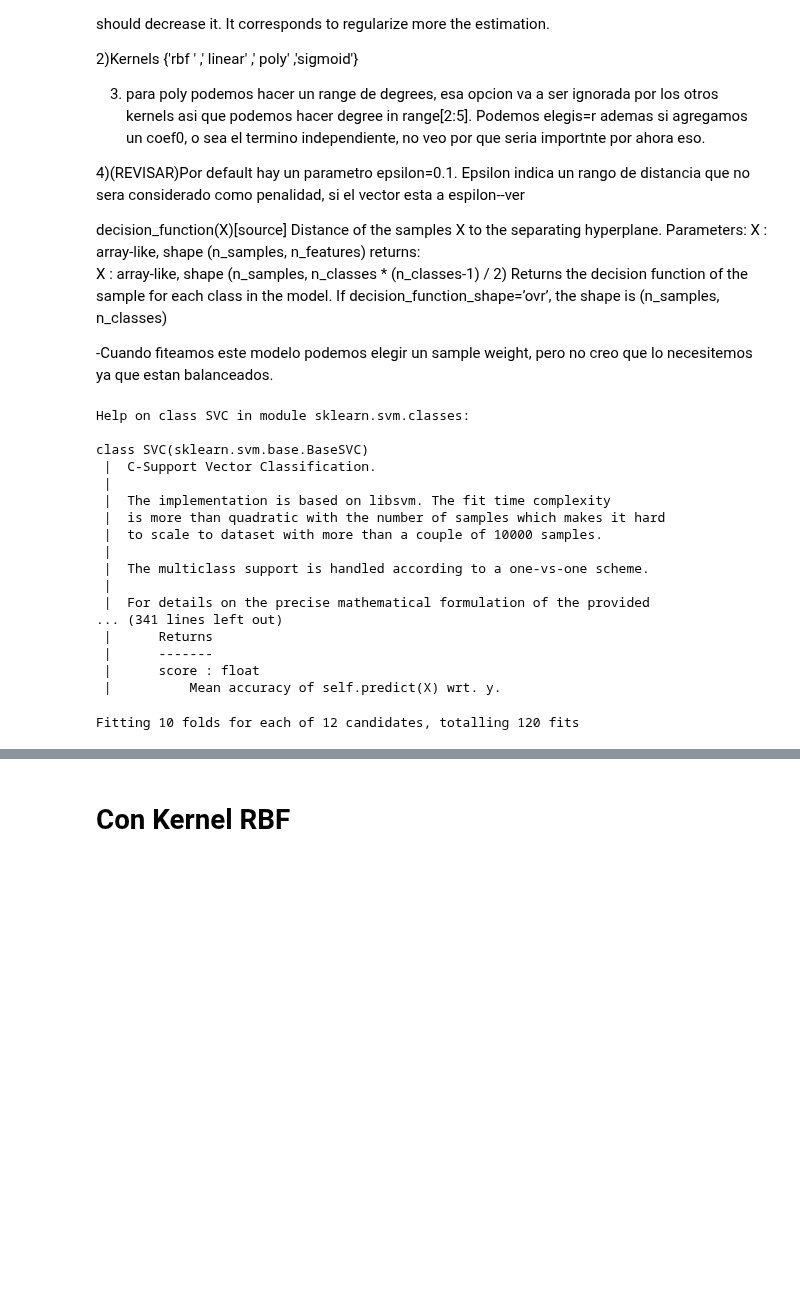
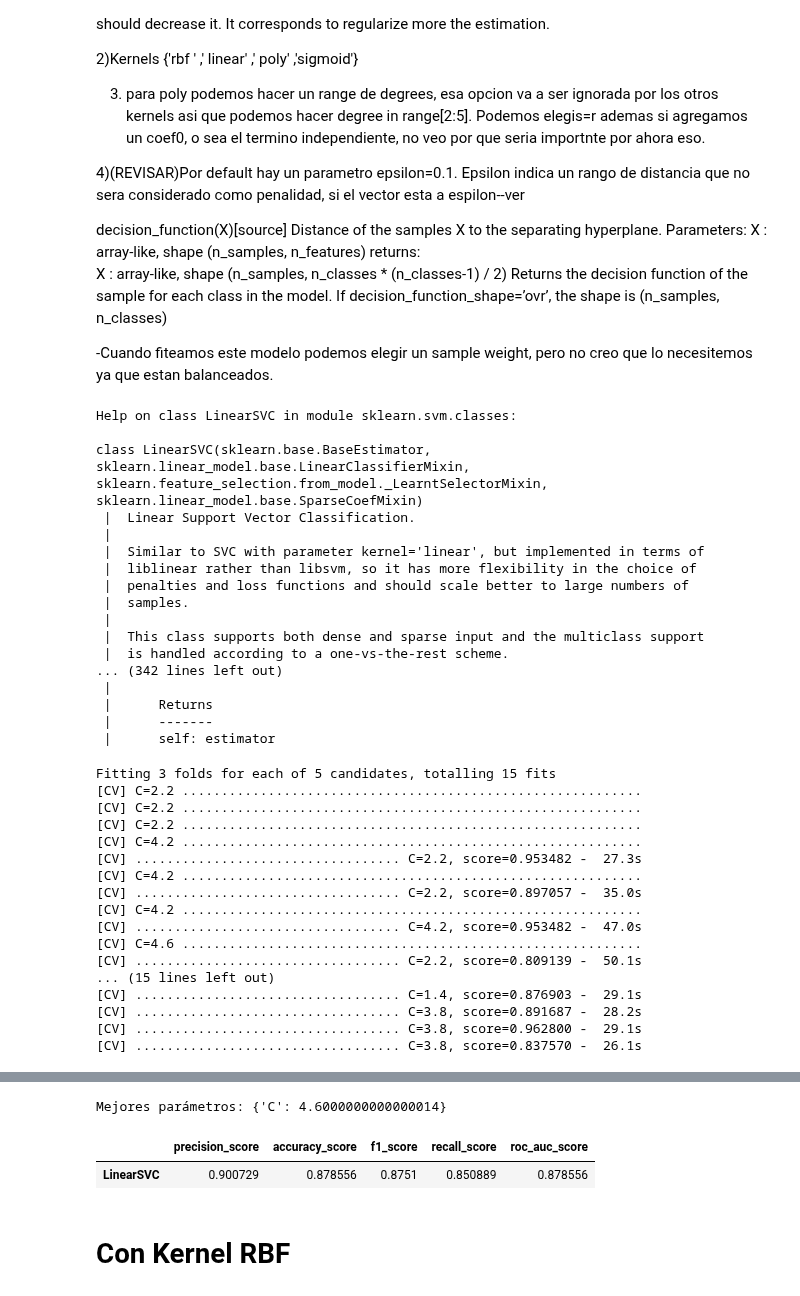
Before and after one commit to finiteautomata/tp-aa, a Jupyter notebook: notebooks/svm.ipynb, the cells around one changed output, grey strips where cells are left out. Cells and saved outputs as stored; diff of their text form; code cells hidden in the pictures; blank space fills up the shorter version.

```diff
--- a/notebooks/svm.ipynb
+++ b/notebooks/svm.ipynb
@@ -12,7 +12,7 @@ from sklearn.grid_search import RandomizedSearchCV
 from transformers import transformer
 from data_builder import load_test_data, load_dev_data, load_small_dev_data
 
-df, target = load_small_dev_data()
+df, target = load_dev_data()
 X = transformer.fit_transform(df)
 
 print(X.shape)
@@ -42,41 +42,41 @@ Returns the decision function of the sample for each class in the model. If deci
 # %%
 from sklearn.svm import SVC, LinearSVC
 
-help(SVC)
+help(LinearSVC)
 # %% [output]
-Help on class SVC in module sklearn.svm.classes:
+Help on class LinearSVC in module sklearn.svm.classes:
 
-class SVC(sklearn.svm.base.BaseSVC)
- |  C-Support Vector Classification.
+class LinearSVC(sklearn.base.BaseEstimator, sklearn.linear_model.base.LinearClassifierMixin, sklearn.feature_selection.from_model._LearntSelectorMixin, sklearn.linear_model.base.SparseCoefMixin)
+ |  Linear Support Vector Classification.
  |
- |  The implementation is based on libsvm. The fit time complexity
- |  is more than quadratic with the number of samples which makes it hard
- |  to scale to dataset with more than a couple of 10000 samples.
+ |  Similar to SVC with parameter kernel='linear', but implemented in terms of
+ |  liblinear rather than libsvm, so it has more flexibility in the choice of
+ |  penalties and loss functions and should scale better to large numbers of
+ |  samples.
  |
- |  The multiclass support is handled according to a one-vs-one scheme.
+ |  This class supports both dense and sparse input and the multiclass support
+ |  is handled according to a one-vs-the-rest scheme.
+... (342 lines left out)
  |
- |  For details on the precise mathematical formulation of the provided
-... (341 lines left out)
  |      Returns
  |      -------
- |      score : float
- |          Mean accuracy of self.predict(X) wrt. y.
+ |      self: estimator
 # %%
 from search import find_best_classifier
 from sklearn.grid_search import GridSearchCV
 
 options = {
-    'kernel': ['linear'],
     'C': np.arange(0.2, 5.0, 0.4),
 }
 
 search_options = {
-    'cv': 10,
+    'cv': 3,
     'scoring': 'roc_auc',
     'n_jobs': -1,
+    'n_iter': 5,
 }
 
-search = GridSearchCV(SVC(), options, verbose=1, **search_options)
+search = RandomizedSearchCV(LinearSVC(), options, verbose=3, **search_options)
 
 search.fit(X, target)
 
@@ -84,4 +84,20 @@ print("Mejores parámetros: {}".format(search.best_params_))
 
 get_scores(search.best_estimator_, transformer)
 # %% [output]
-Fitting 10 folds for each of 12 candidates, totalling 120 fits
+Fitting 3 folds for each of 5 candidates, totalling 15 fits
+[CV] C=2.2 ...........................................................
+[CV] C=2.2 ...........................................................
+[CV] C=2.2 ...........................................................
+[CV] C=4.2 ...........................................................
+[CV] .................................. C=2.2, score=0.953482 -  27.3s
+[CV] C=4.2 ...........................................................
+[CV] .................................. C=2.2, score=0.897057 -  35.0s
+[CV] C=4.2 ...........................................................
+[CV] .................................. C=4.2, score=0.953482 -  47.0s
+[CV] C=4.6 ...........................................................
+[CV] .................................. C=2.2, score=0.809139 -  50.1s
+... (15 lines left out)
+[CV] .................................. C=1.4, score=0.876903 -  29.1s
+[CV] .................................. C=3.8, score=0.891687 -  28.2s
+[CV] .................................. C=3.8, score=0.962800 -  29.1s
+[CV] .................................. C=3.8, score=0.837570 -  26.1s
@@ -88,3 +105,6 @@ Fitting 10 folds for each of 12 candidates, totalling 120 fits
+Mejores parámetros: {'C': 4.6000000000000014}
+|  | precision_score | accuracy_score | f1_score | recall_score | roc_auc_score |
+| LinearSVC | 0.900729 | 0.878556 | 0.8751 | 0.850889 | 0.878556 |
 # %% [markdown]
 # Con Kernel RBF
 # %%
```
Also changed, not shown: parts of 3 cells of this notebook, 5 other files.
